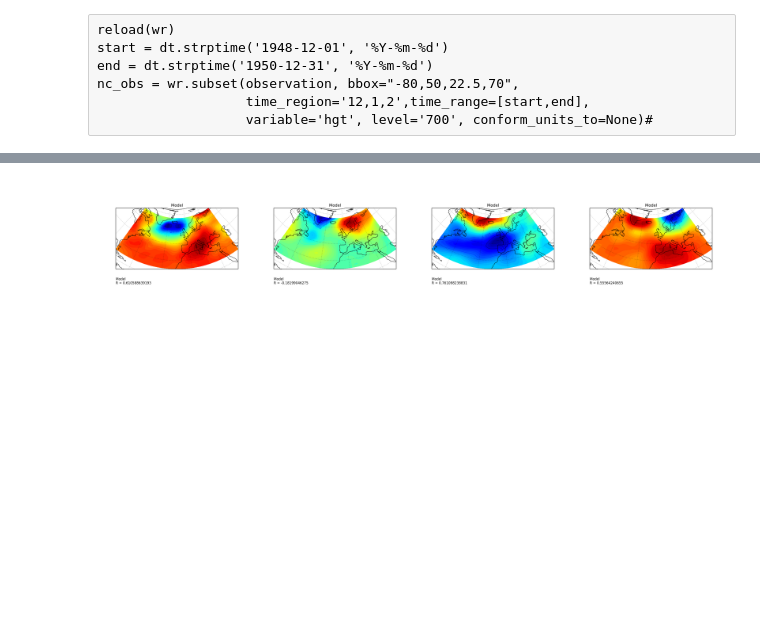
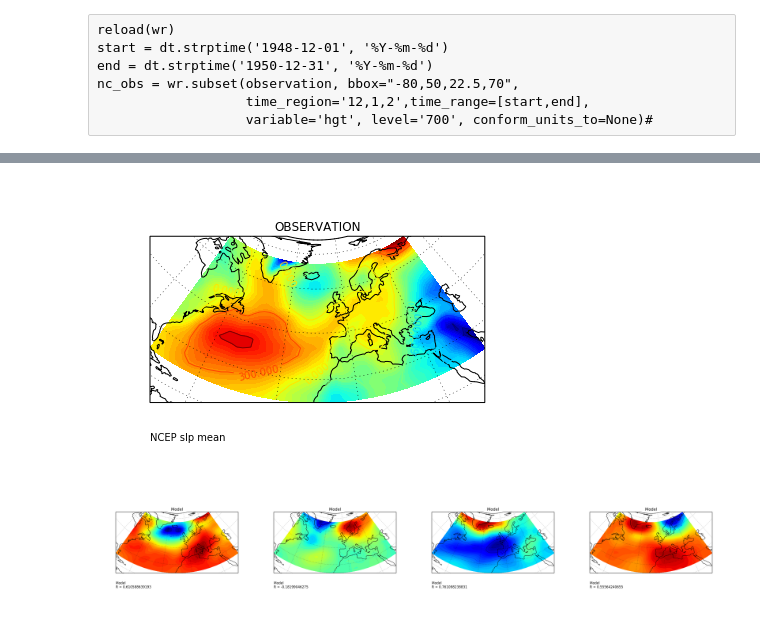
Before and after one commit to bird-house/flyingpigeon, a Jupyter notebook: notebooks/modules_weatherregimes.ipynb, the cells around one changed output, grey strips where cells are left out. Drawn from its saved outputs; the diff is of its cells as text; code cells hidden in the pictures; blank space fills up the shorter version.

```diff
--- a/notebooks/modules_weatherregimes.ipynb
+++ b/notebooks/modules_weatherregimes.ipynb
@@ -360,8 +383,10 @@ Image(filename=con_obs)
 # %%
+from IPython.display import Image
 from cartopy import config
 from cartopy.util import add_cyclic_point
 import cartopy.crs as ccrs
-from tempfile import mkstemp
+import matplotlib.pyplot as plt
+%matplotlib inline
 
 
 def plot_pressuremap(data, lats=None, lons=None,
@@ -382,7 +407,7 @@ def plot_pressuremap(data, lats=None, lons=None,
     if len(d.shape)==3:
         d = mean(d, axis=0)
 
-    fig = plt.figure(
+    #fig = plt.figure(
 
 # fig.patch.set_facecolor(facecolor)
 
@@ -427,3 +451,4 @@ SyntaxError: invalid syntax (<ipython-input-7-cc39e3eaf533>, line 29)
+[figure, added]
 # %%
 plt.figure?
 # %%
```
Also changed, not shown: parts of 11 cells of this notebook, 5 other files.
